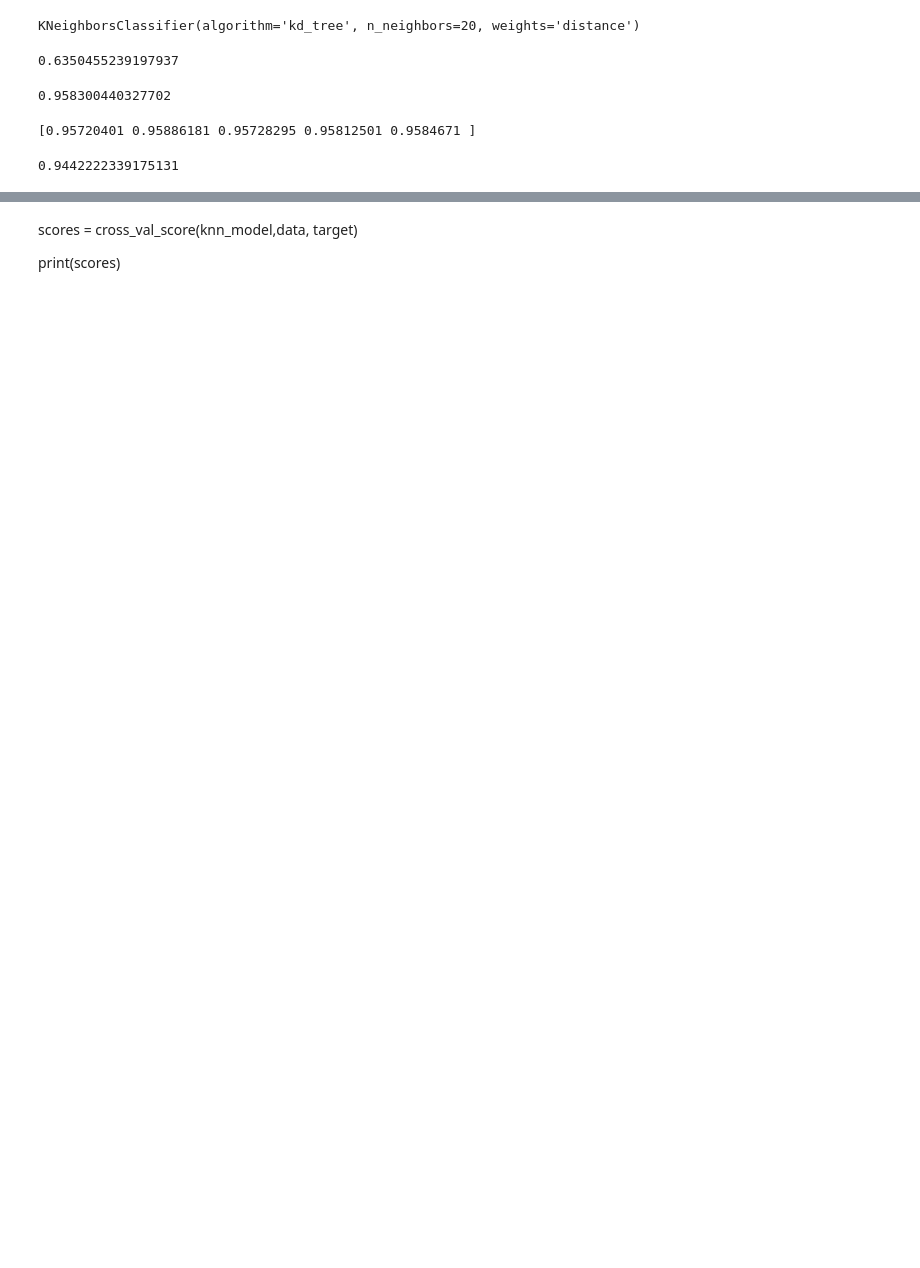
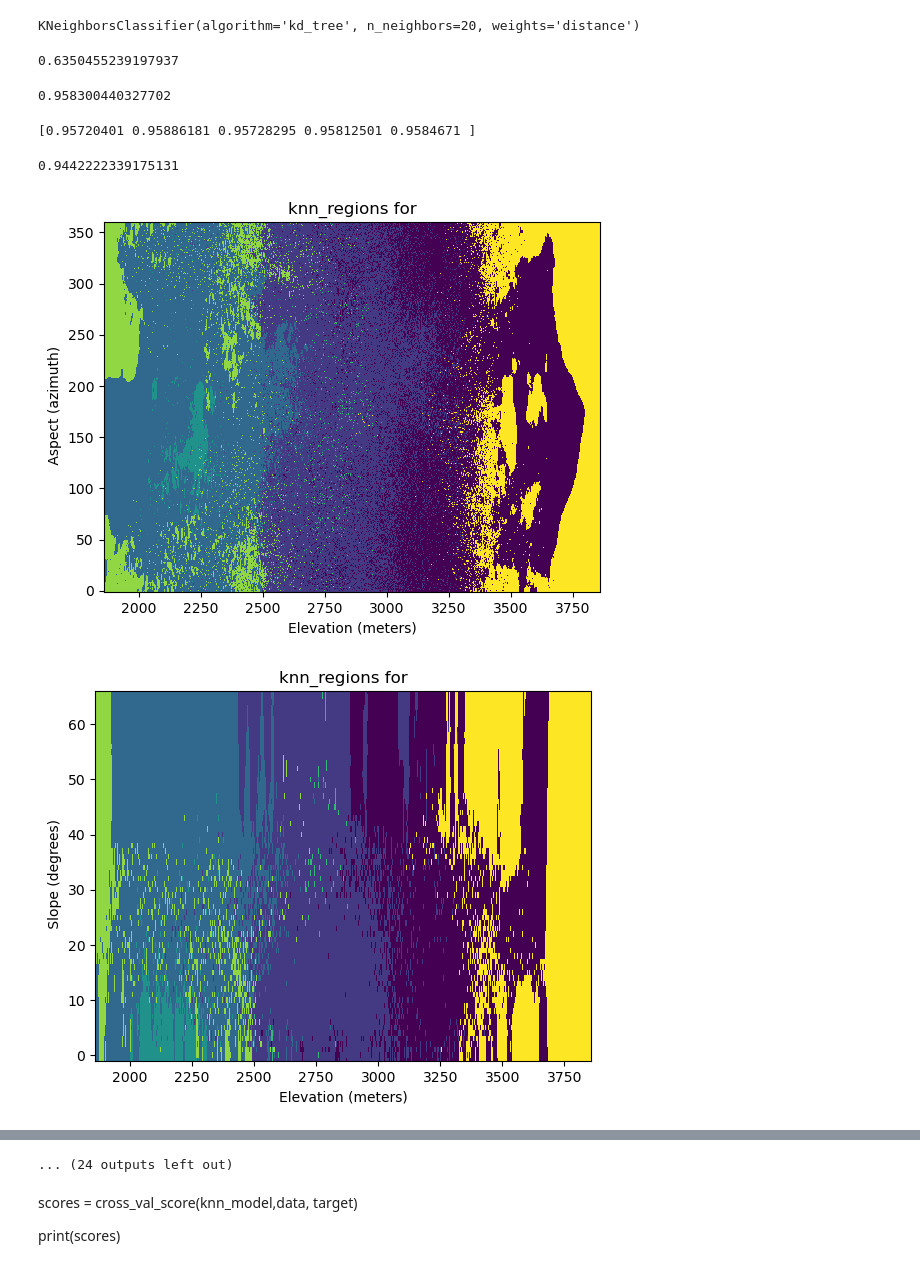
Before and after one commit to SebbeUwU/ml-1dl034-public-assignments, a Jupyter notebook: Project/kNN.ipynb, the cells around one changed output, grey strips where cells are left out. Cells and saved outputs as stored; diff of their text form; code cells hidden in the pictures; blank space fills up the shorter version.

Commit message:
added plots that show regions

```diff
--- a/Project/kNN.ipynb
+++ b/Project/kNN.ipynb
@@ -114,3 +103,57 @@ print(s_score)
 #print(s_scores)
 # %% [output]
 0.9442222339175131
+# %%
+
+
+
+def plot_knn_region(fet_x, fet_y, target):
+
+
+    clf = KNeighborsClassifier(n_neighbors = 20, weights= "distance", algorithm= "kd_tree")
+
+    cmap_light = ListedColormap([])
+    cmap_bold = ListedColormap([])
+
+
+    matrix = pd.concat([fet_x, fet_y], axis=1)
+
+    clf.fit(matrix, target )
+    h= 1
+
+    x_min, x_max = fet_x.min()-1 , fet_x.max()+1
+    y_min, y_max = fet_y.min()-1 , fet_y.max()+1
+    xx,yy = np.meshgrid(np.arange(x_min, x_max,h), np.arange(y_min,y_max, h))
+
+    Z = clf.predict( np.c_[xx.ravel(), yy.ravel()]   )
+    Z = Z.reshape(xx.shape)
+
+    plt.figure()
+    plt.pcolormesh(xx, yy, Z, cmap= "viridis" )
+
+    # Plot also the training points
+
+    matrix = pd.concat([matrix,target], axis =1 )
+    random_valuus = matrix.sample(1000)
+
+
+    #plt.scatter(random_valuus.iloc[:,0], random_valuus.iloc[:,1], c = random_valuus.iloc[:,2], cmap= "cividis",linewidths=0.1 )
+    plt.xlim(xx.min(), xx.max())
+    plt.ylim(yy.min(), yy.max())
+    plt.title("knn_regions for")
+    plt.xlabel(fet_x.name)
+    plt.ylabel(fet_y.name)
+
+    plt.show()
+
+    return
+
+for i in range(9):
+    for j in range(9):
+        if i >= j:
+            ...
+        else:
+            plot_knn_region(df.iloc[:,i],df.iloc[:,j], df.iloc[:,-1])
+# %% [output]
+[figure, added]
+[figure, added]
@@ -117,3 +170,4 @@ print(s_score)
+... (24 outputs left out)
 # %% [markdown]
 
 
```
Also changed, not shown: parts of 2 cells of this notebook, 1 other file.
